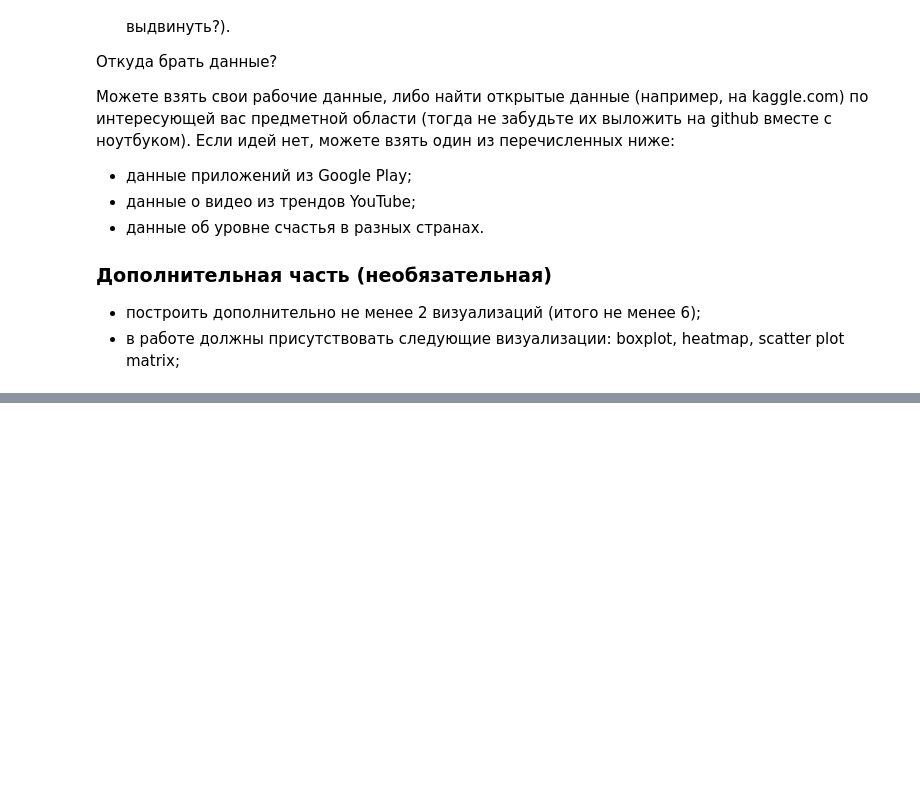
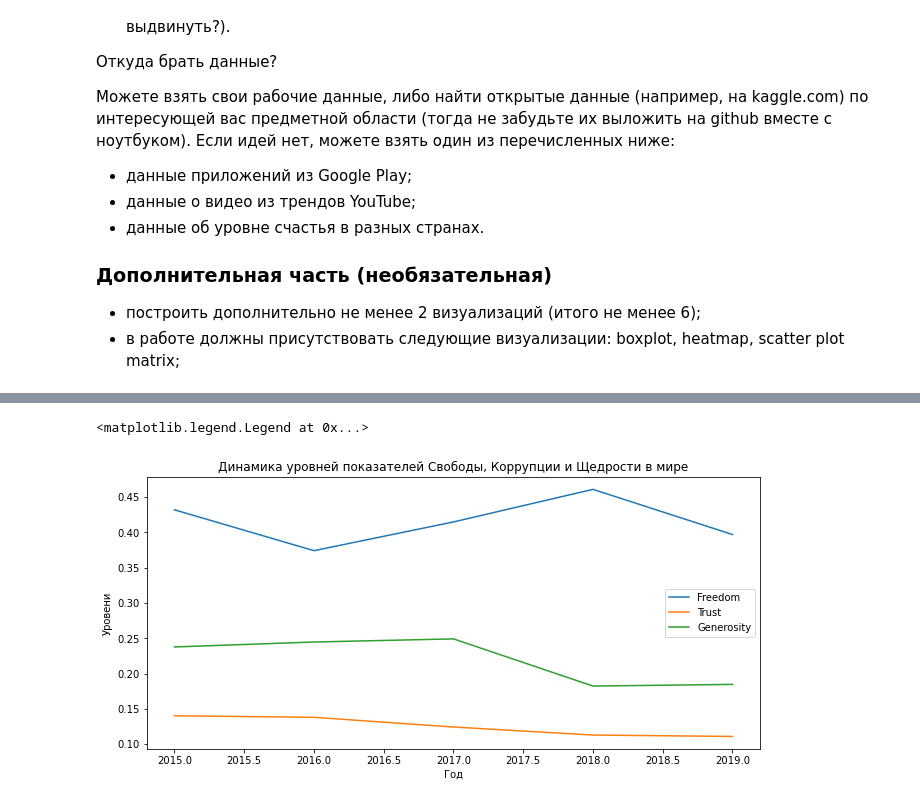
Before and after one commit to Gralex78/Home-Work-PYDA-20, a Jupyter notebook: 15_Visual/HW_#15.ipynb, the cells around one changed output, grey strips where cells are left out. Cells and saved outputs as stored; diff of their text form; code cells hidden in the pictures; blank space fills up the shorter version.

```diff
--- a/15_Visual/HW_#15.ipynb
+++ b/15_Visual/HW_#15.ipynb
@@ -177,0 +231,10 @@ Text(0, 0.5, 'Продажи, млн. USD')
+# %%
+wftg = fltr_world_happy.groupby('Year').mean()[['Freedom', 'Trust', 'Generosity']].head()
+plt.plot(wftg.index, wftg[['Freedom', 'Trust', 'Generosity']])
+plt.title('Динамика уровней показателей Свободы, Коррупции и Щедрости в мире')
+plt.xlabel('Год')
+plt.ylabel('Уровени')
+plt.legend(wftg)
+# %% [output]
+<matplotlib.legend.Legend at 0x...>
+[figure, added]
```
Also changed, not shown: parts of 46 cells of this notebook.
